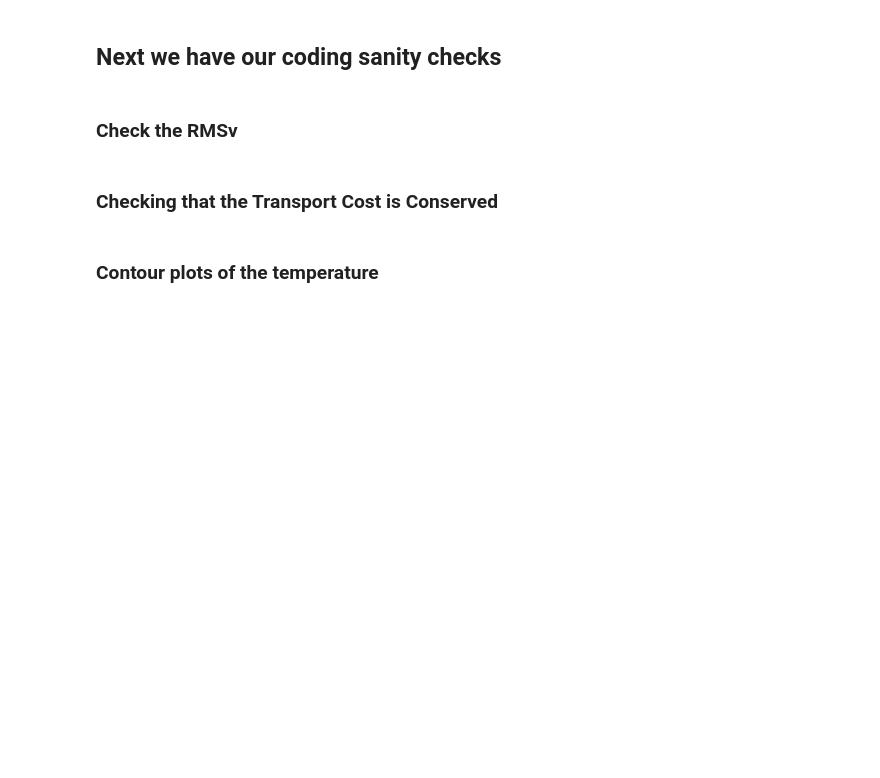
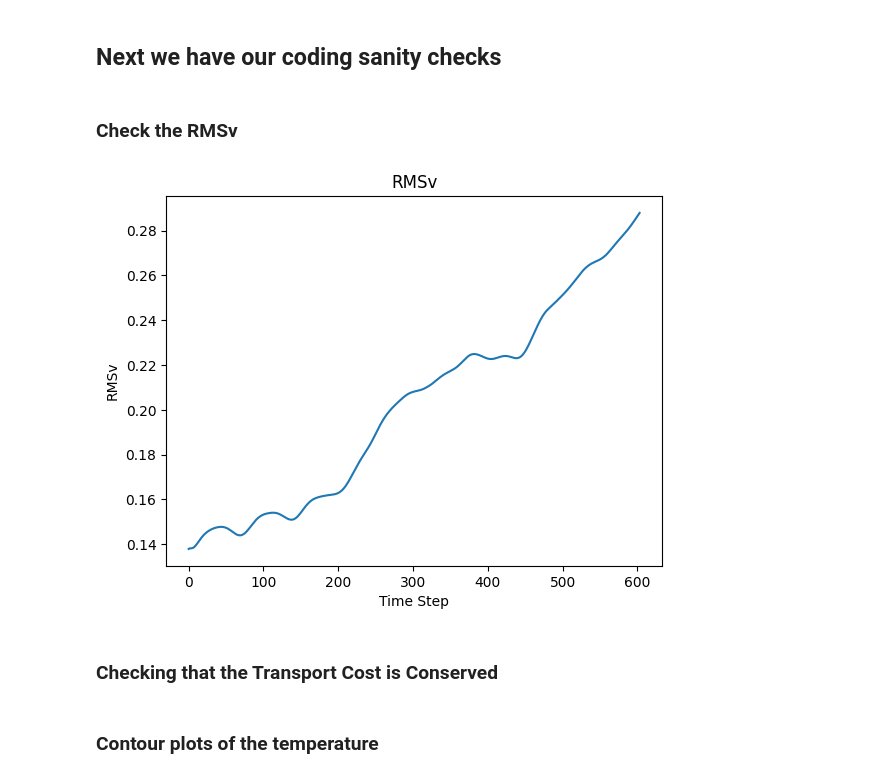
Before and after one commit to thelavier/3DIncompressibleSG, a Jupyter notebook: DataAnalysis.ipynb, the cells around one changed output. Saved outputs shown, nothing was run; the diff lists cells and outputs as text; code cells hidden in the pictures; blank space fills up the shorter version.

```diff
--- a/DataAnalysis.ipynb
+++ b/DataAnalysis.ipynb
@@ -54,17 +53,19 @@ for comptime in [12.3974, 24.7947, 37.2351, 52]:
 # %% [markdown]
 ### Check the RMSv
 # %%
-RMSv = err.Root_Mean_Squared_Velocity(ZRef, CRef, 'Total')
+RMSv = err.Root_Mean_Squared_Velocity(ZRef, CRef, 'Zonal')
 
 # Create a line plot
 plt.plot(RMSv)
 
 # Add labels and title
 plt.xlabel('Time Step')
 plt.ylabel('RMSv')
 plt.title('RMSv')
 
 plt.show()
+# %% [output]
+[figure, added]
 # %% [markdown]
 ### Checking that the Transport Cost is Conserved
 # %%
```
Also changed, not shown: parts of 3 cells of this notebook, 5 other files.
